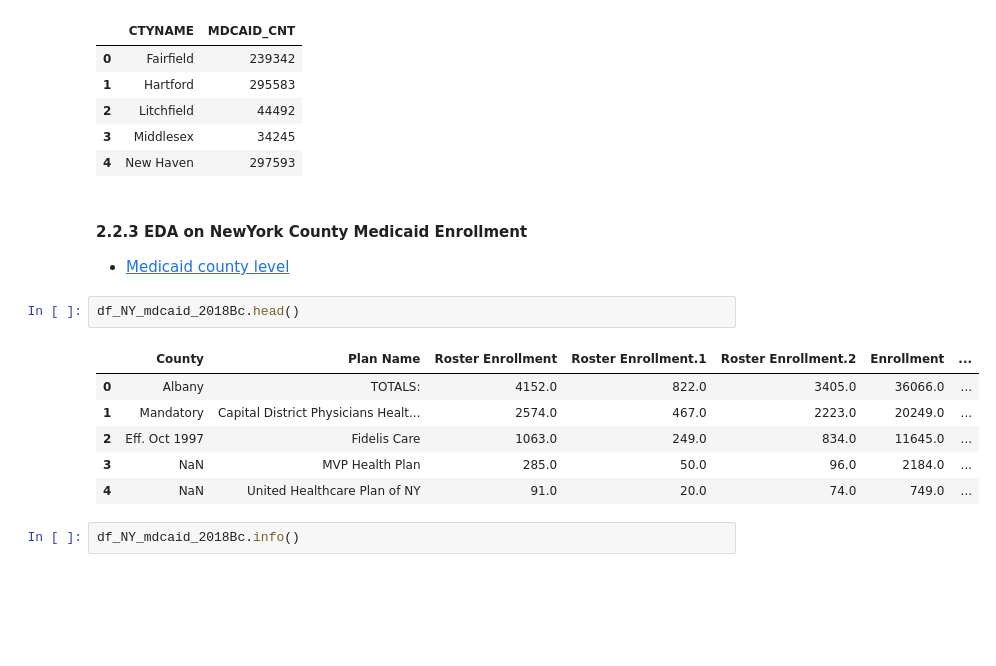
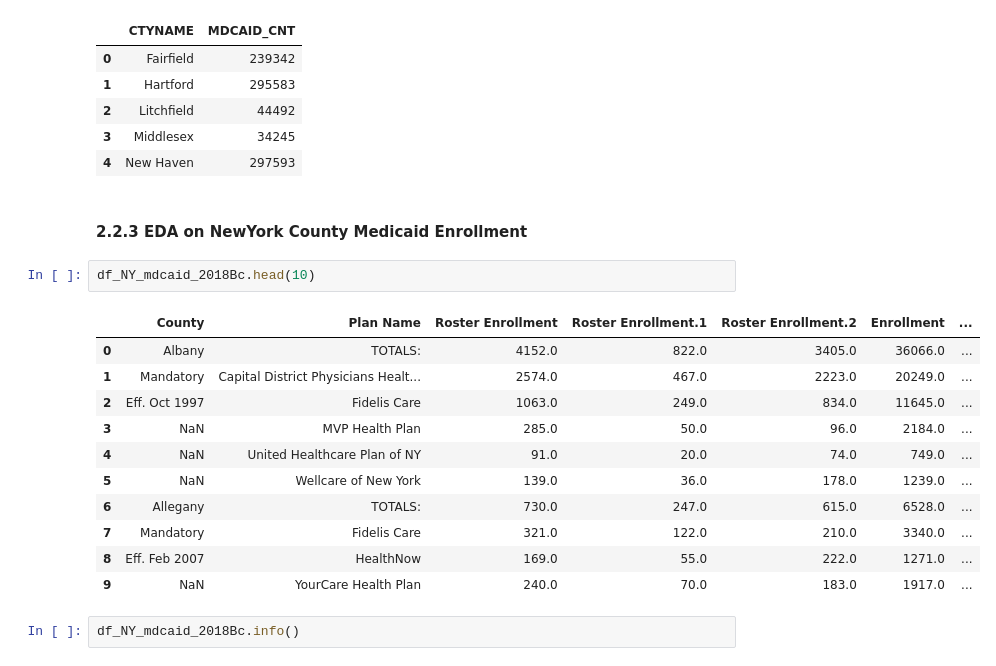
Before and after one commit to dev-hyang/data_analysis_medicaid, a Jupyter notebook: health_insurance_data_analysis.ipynb, the cells around one changed output. Cells and saved outputs as stored; diff of their text form; blank space fills up the shorter version.

```diff
--- a/health_insurance_data_analysis.ipynb
+++ b/health_insurance_data_analysis.ipynb
@@ -390,16 +390,20 @@ df_CT_MDcaid_2018Bc.head()
 | 4 | New Haven | 297593 |
 # %% [markdown]
 #### 2.2.3 EDA on NewYork County Medicaid Enrollment
-- [Medicaid county level](https://www.in.gov/fssa/ompp/4881.htm)
 # %%
-df_NY_mdcaid_2018Bc.head()
+df_NY_mdcaid_2018Bc.head(10)
 # %% [output]
 |  | County | Plan Name | Roster Enrollment | Roster Enrollment.1 | Roster Enrollment.2 | Enrollment | ... |
 | 0 | Albany | TOTALS: | 4152.0 | 822.0 | 3405.0 | 36066.0 | ... |
 | 1 | Mandatory | Capital District Physicians Healt... | 2574.0 | 467.0 | 2223.0 | 20249.0 | ... |
 | 2 | Eff. Oct 1997 | Fidelis Care | 1063.0 | 249.0 | 834.0 | 11645.0 | ... |
 | 3 | NaN | MVP Health Plan | 285.0 | 50.0 | 96.0 | 2184.0 | ... |
 | 4 | NaN | United Healthcare Plan of NY | 91.0 | 20.0 | 74.0 | 749.0 | ... |
+| 5 | NaN | Wellcare of New York | 139.0 | 36.0 | 178.0 | 1239.0 | ... |
+| 6 | Allegany | TOTALS: | 730.0 | 247.0 | 615.0 | 6528.0 | ... |
+| 7 | Mandatory | Fidelis Care | 321.0 | 122.0 | 210.0 | 3340.0 | ... |
+| 8 | Eff. Feb 2007 | HealthNow | 169.0 | 55.0 | 222.0 | 1271.0 | ... |
+| 9 | NaN | YourCare Health Plan | 240.0 | 70.0 | 183.0 | 1917.0 | ... |
 # %%
 df_NY_mdcaid_2018Bc.info()
 # %% [output]
```
Also changed, not shown: parts of 13 cells of this notebook, 7 other files.
